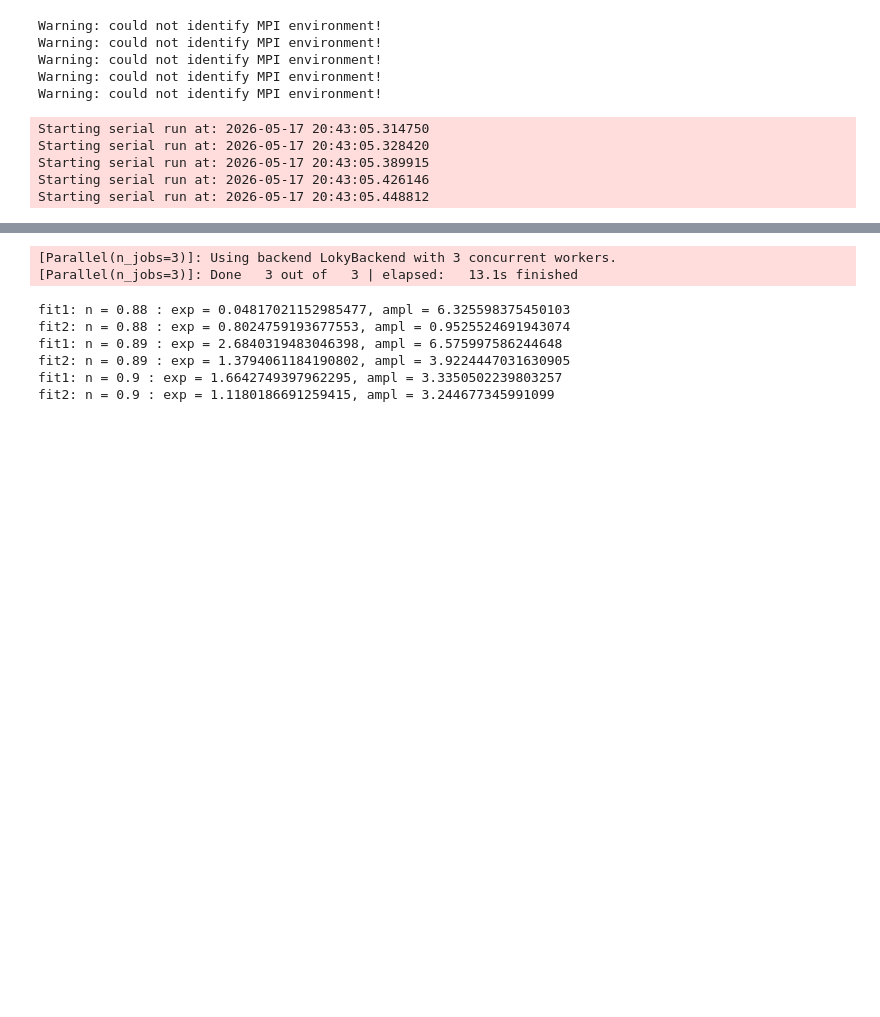
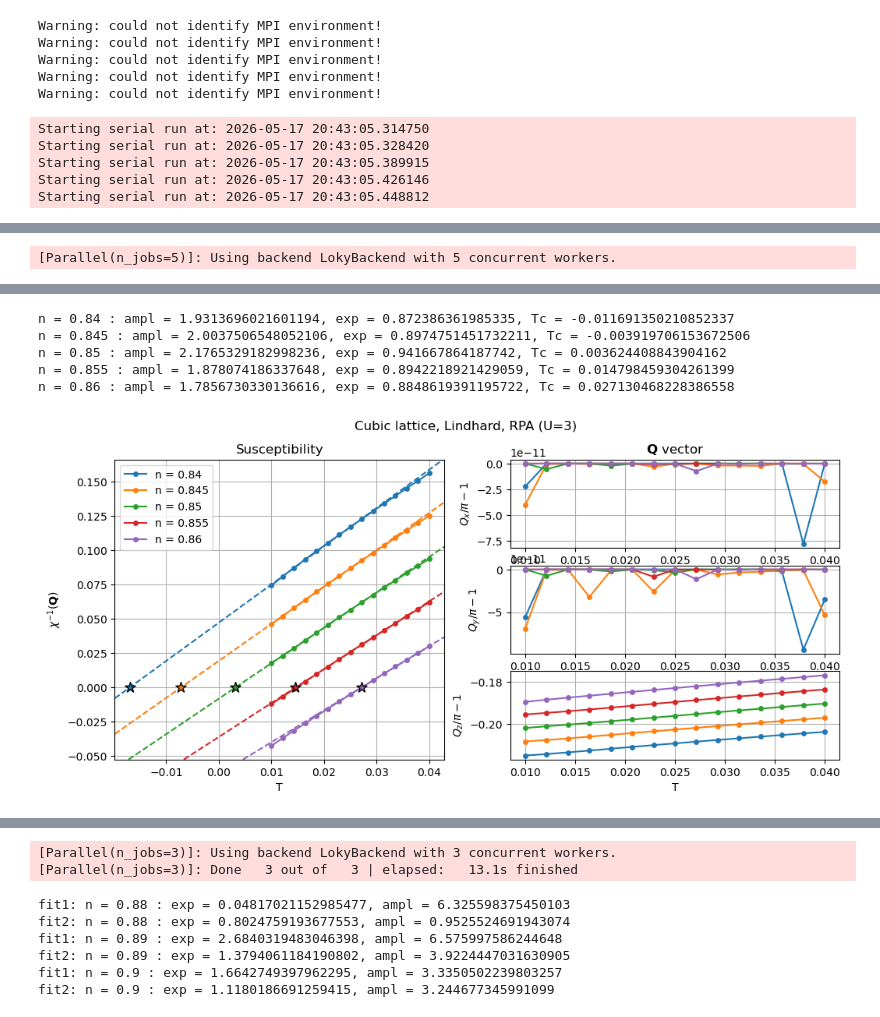
Before and after one commit to cctort/quantum_criticality, a Jupyter notebook: chi_rpa.ipynb, the cells around one changed output, grey strips where cells are left out. Saved outputs shown, nothing was run; the diff lists cells and outputs as text; code cells hidden in the pictures; blank space fills up the shorter version.

```diff
--- a/chi_rpa.ipynb
+++ b/chi_rpa.ipynb
@@ -497,0 +362,31 @@ KeyboardInterrupt:
+# %%
+U = 3
+n_list = np.linspace(0.84, 0.86, 5)
+T_list = np.linspace(0.01, 0.04, 15)
+par_list = [{'U': U, 'n': n, 'T': T_list} for n in n_list]
+title = f'Cubic lattice, Lindhard, RPA (U={U})'
+
+nk = 80
+niw = 256
+sweep_dict = [{'par_dict': par_dict, 'nk': nk, 'fit': True, 'tp': 0.1, 'method': 'matsubara', 'niw': niw, 'niw_extr': True, 'refine': True, 'refine_ratio': 2} for par_dict in par_list]
+results_list = sweep_parallel(sweep_chirpa, sweep_dict, n_jobs=5)
+
+fig = None
+for results in results_list:
+    n = results['par_list'][0]['n']
+    Tc = results['Xc']
+    ampl = results['ampl']
+    gamma = results['gamma']
+    print(f"n = {n} : ampl = {ampl}, exp = {gamma}, Tc = {Tc}")
+    fig, fit = pcut_chi(results, 'T', plot_Q=(1,1,1), x_exp=1., fit=True,
+                        title=title, label=f'n = {n}', figure=fig)
+
+    _, axs = fig
+    color = axs[0].lines[-1].get_color()
+    #axs[0].plot(T_list**0.5, critical1(T_list, ampl, gamma, Tc))
+    axs[0].scatter(-fit[1]/fit[0], 0., marker='*', s=100, edgecolors='black', color=color, zorder=100)
+    #axs[1].axvline(np.sign(-fit[1]/fit[0])*(fit[1]/fit[0])**2, linestyle='--', color=color, zorder=100)
+
+plt.show()
+# %% [output]
+[Parallel(n_jobs=5)]: Using backend LokyBackend with 5 concurrent workers.
@@ -497,0 +406,6 @@ KeyboardInterrupt:
+n = 0.84 : ampl = 1.9313696021601194, exp = 0.872386361985335, Tc = -0.011691350210852337
+n = 0.845 : ampl = 2.0037506548052106, exp = 0.8974751451732211, Tc = -0.003919706153672506
+n = 0.85 : ampl = 2.1765329182998236, exp = 0.941667864187742, Tc = 0.003624408843904162
+n = 0.855 : ampl = 1.878074186337648, exp = 0.8942218921429059, Tc = 0.014798459304261399
+n = 0.86 : ampl = 1.7856730330136616, exp = 0.8848619391195722, Tc = 0.027130468228386558
+[figure, added]
```
Also changed, not shown: parts of 21 cells of this notebook, 5 other files.
